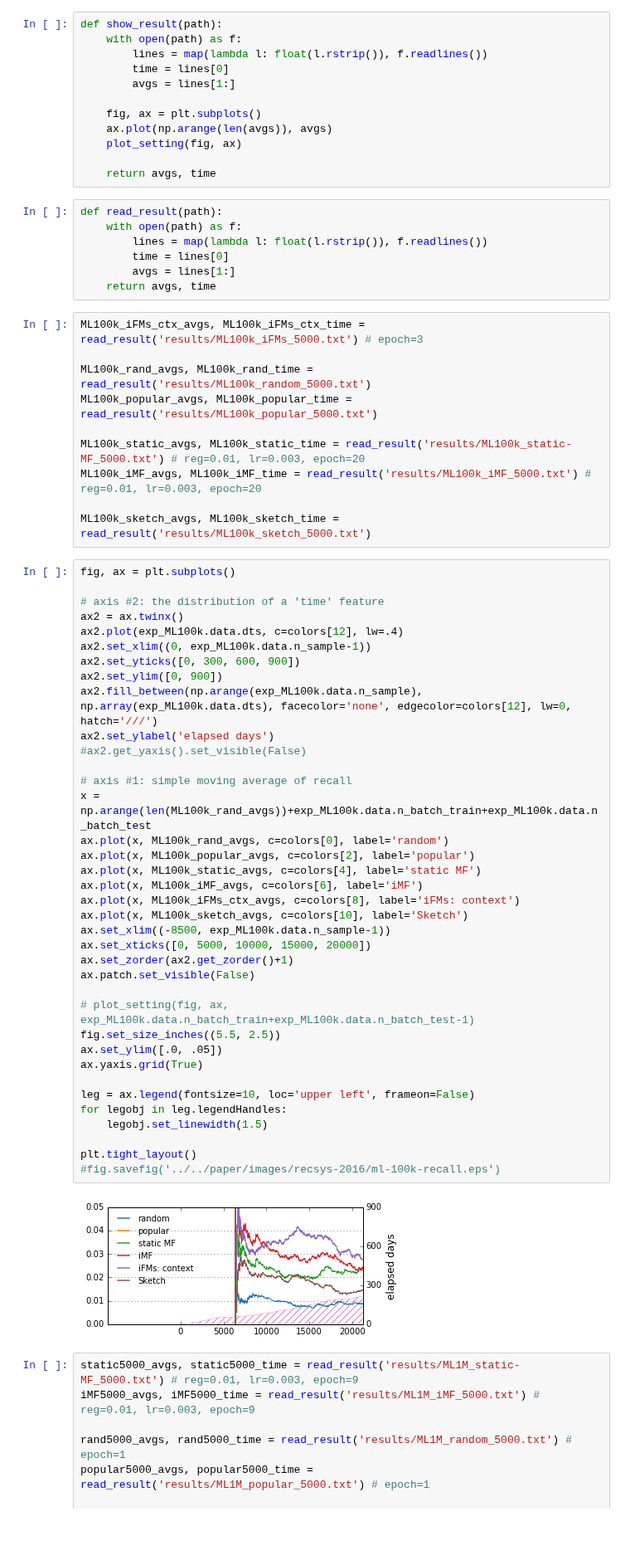
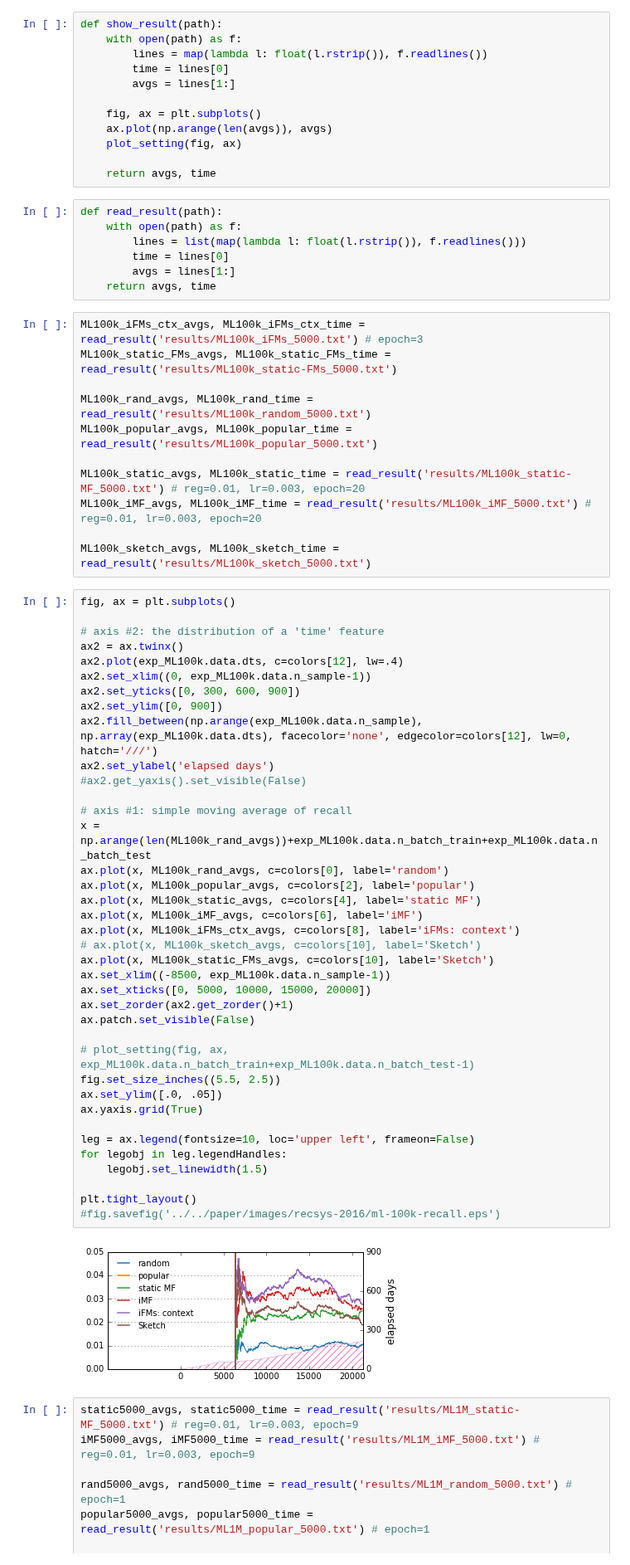
Before and after one commit to takuti/stream-recommender, a Jupyter notebook: paper-sketch.ipynb, the cells around one changed output. Shown at 83% size. Drawn from its saved outputs; the diff is of its cells as text; blank space fills up the shorter version.

```diff
--- a/paper-sketch.ipynb
+++ b/paper-sketch.ipynb
@@ -121,12 +121,13 @@ def show_result(path):
 # %%
 def read_result(path):
     with open(path) as f:
-        lines = map(lambda l: float(l.rstrip()), f.readlines())
+        lines = list(map(lambda l: float(l.rstrip()), f.readlines()))
         time = lines[0]
         avgs = lines[1:]
     return avgs, time
 # %%
 ML100k_iFMs_ctx_avgs, ML100k_iFMs_ctx_time = read_result('results/ML100k_iFMs_5000.txt') # epoch=3
+ML100k_static_FMs_avgs, ML100k_static_FMs_time = read_result('results/ML100k_static-FMs_5000.txt')
 
 ML100k_rand_avgs, ML100k_rand_time = read_result('results/ML100k_random_5000.txt')
 ML100k_popular_avgs, ML100k_popular_time = read_result('results/ML100k_popular_5000.txt')
@@ -145,35 +146,36 @@ ax2.set_xlim((0, exp_ML100k.data.n_sample-1))
 ax2.set_yticks([0, 300, 600, 900])
 ax2.set_ylim([0, 900])
 ax2.fill_between(np.arange(exp_ML100k.data.n_sample), np.array(exp_ML100k.data.dts), facecolor='none', edgecolor=colors[12], lw=0, hatch='///')
 ax2.set_ylabel('elapsed days')
 #ax2.get_yaxis().set_visible(False)
 
 # axis #1: simple moving average of recall
 x = np.arange(len(ML100k_rand_avgs))+exp_ML100k.data.n_batch_train+exp_ML100k.data.n_batch_test
 ax.plot(x, ML100k_rand_avgs, c=colors[0], label='random')
 ax.plot(x, ML100k_popular_avgs, c=colors[2], label='popular')
 ax.plot(x, ML100k_static_avgs, c=colors[4], label='static MF')
 ax.plot(x, ML100k_iMF_avgs, c=colors[6], label='iMF')
 ax.plot(x, ML100k_iFMs_ctx_avgs, c=colors[8], label='iFMs: context')
-ax.plot(x, ML100k_sketch_avgs, c=colors[10], label='Sketch')
+# ax.plot(x, ML100k_sketch_avgs, c=colors[10], label='Sketch')
+ax.plot(x, ML100k_static_FMs_avgs, c=colors[10], label='Sketch')
 ax.set_xlim((-8500, exp_ML100k.data.n_sample-1))
 ax.set_xticks([0, 5000, 10000, 15000, 20000])
 ax.set_zorder(ax2.get_zorder()+1)
 ax.patch.set_visible(False)
 
 # plot_setting(fig, ax, exp_ML100k.data.n_batch_train+exp_ML100k.data.n_batch_test-1)
 fig.set_size_inches((5.5, 2.5))
 ax.set_ylim([.0, .05])
 ax.yaxis.grid(True)
 
 leg = ax.legend(fontsize=10, loc='upper left', frameon=False)
 for legobj in leg.legendHandles:
     legobj.set_linewidth(1.5)
 
 plt.tight_layout()
 #fig.savefig('../../paper/images/recsys-2016/ml-100k-recall.eps')
 # %% [output]
-[figure, old version]
+[figure, new version]
 # %%
 static5000_avgs, static5000_time = read_result('results/ML1M_static-MF_5000.txt') # reg=0.01, lr=0.003, epoch=9
 iMF5000_avgs, iMF5000_time = read_result('results/ML1M_iMF_5000.txt') # reg=0.01, lr=0.003, epoch=9
```
Also changed, not shown: parts of 1 cell of this notebook.
